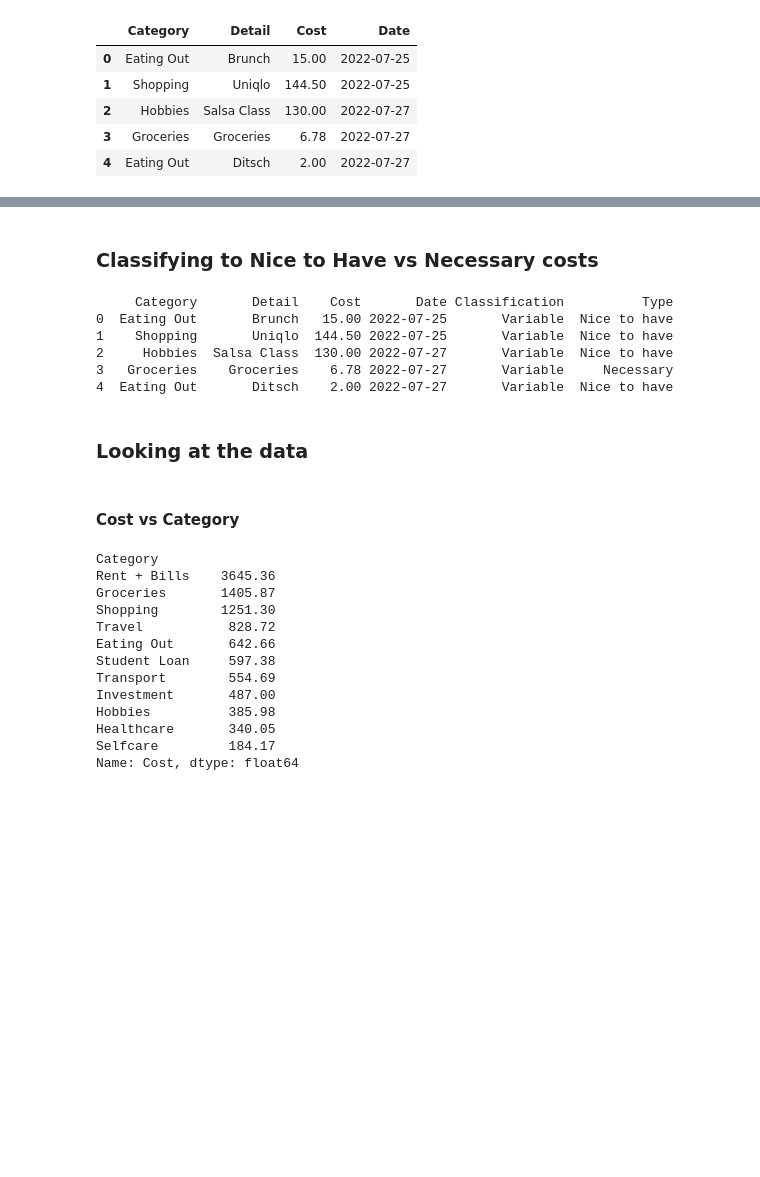
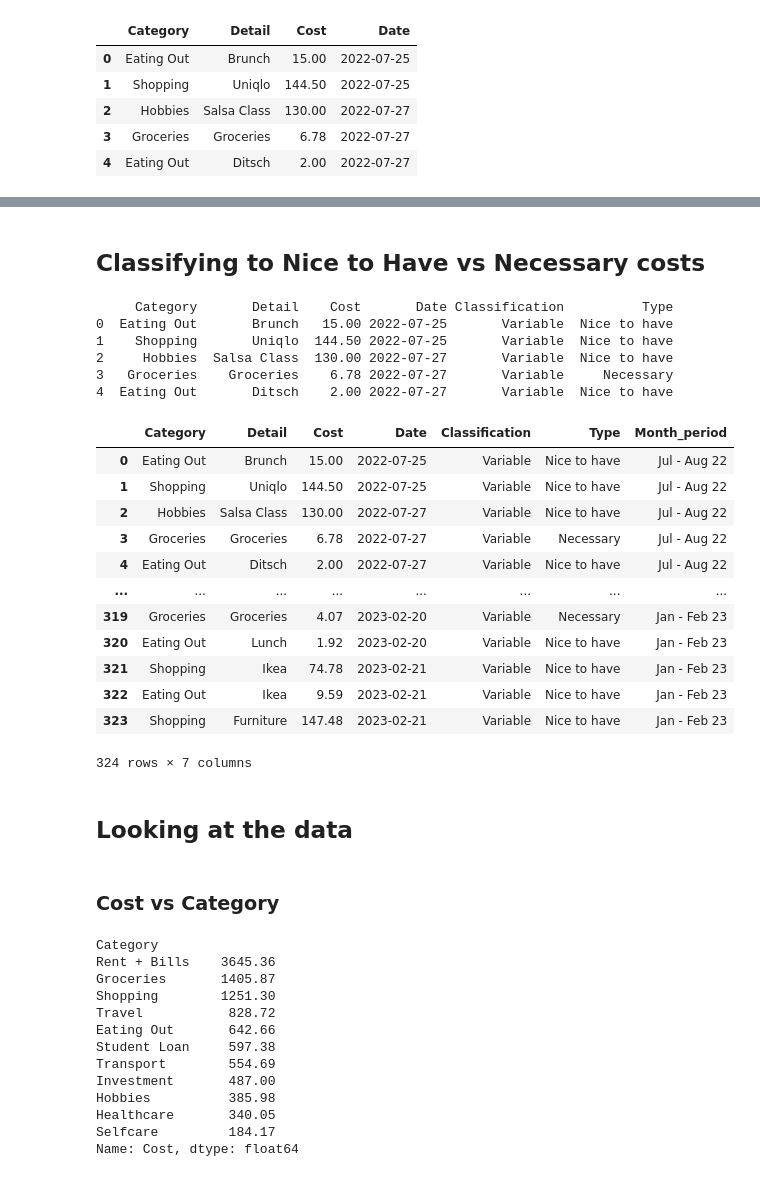
Before and after one commit to TechLabs-Berlin/wt23-sesame, a Jupyter notebook: notebooks/01 - Storytelling.ipynb, the cells around one changed output, grey strips where cells are left out. Cells and saved outputs as stored; diff of their text form; code cells hidden in the pictures; blank space fills up the shorter version.

```diff
--- a/notebooks/01 - Storytelling.ipynb
+++ b/notebooks/01 - Storytelling.ipynb
@@ -223,5 +258,5 @@ print(df01.head(10))
 # %% [markdown]
-### Classifying to Nice to Have vs Necessary costs
+## Classifying to Nice to Have vs Necessary costs
 # %%
 # create a dictionary with the category as the key and the corresponding classification as the value
 category_type = {
@@ -265,11 +300,27 @@ for period, dates in periods.items():
     start_date = pd.to_datetime(dates[0])
     end_date = pd.to_datetime(dates[1])
     mask = (df01['Date'] >= start_date) & (df01['Date'] <= end_date)
-    df01.loc[mask, 'Month'] = period
+    df01.loc[mask, 'Month_period'] = period
+# %%
+df01
+# %% [output]
+|  | Category | Detail | Cost | Date | Classification | Type | Month_period |
+| 0 | Eating Out | Brunch | 15.00 | 2022-07-25 | Variable | Nice to have | Jul - Aug 22 |
+| 1 | Shopping | Uniqlo | 144.50 | 2022-07-25 | Variable | Nice to have | Jul - Aug 22 |
+| 2 | Hobbies | Salsa Class | 130.00 | 2022-07-27 | Variable | Nice to have | Jul - Aug 22 |
+| 3 | Groceries | Groceries | 6.78 | 2022-07-27 | Variable | Necessary | Jul - Aug 22 |
+| 4 | Eating Out | Ditsch | 2.00 | 2022-07-27 | Variable | Nice to have | Jul - Aug 22 |
+| ... | ... | ... | ... | ... | ... | ... | ... |
+| 319 | Groceries | Groceries | 4.07 | 2023-02-20 | Variable | Necessary | Jan - Feb 23 |
+| 320 | Eating Out | Lunch | 1.92 | 2023-02-20 | Variable | Nice to have | Jan - Feb 23 |
+| 321 | Shopping | Ikea | 74.78 | 2023-02-21 | Variable | Nice to have | Jan - Feb 23 |
+| 322 | Eating Out | Ikea | 9.59 | 2023-02-21 | Variable | Nice to have | Jan - Feb 23 |
+| 323 | Shopping | Furniture | 147.48 | 2023-02-21 | Variable | Nice to have | Jan - Feb 23 |
+324 rows × 7 columns
 # %% [markdown]
-### Looking at the data
+## Looking at the data
 # %% [markdown]
-#### Cost vs Category
+### Cost vs Category
 # %%
 # Calculate the total cost for each category
 category_costs = df01.groupby('Category')['Cost'].sum().round(2).sort_values(ascending=False)
```
Also changed, not shown: parts of 30 cells of this notebook.
